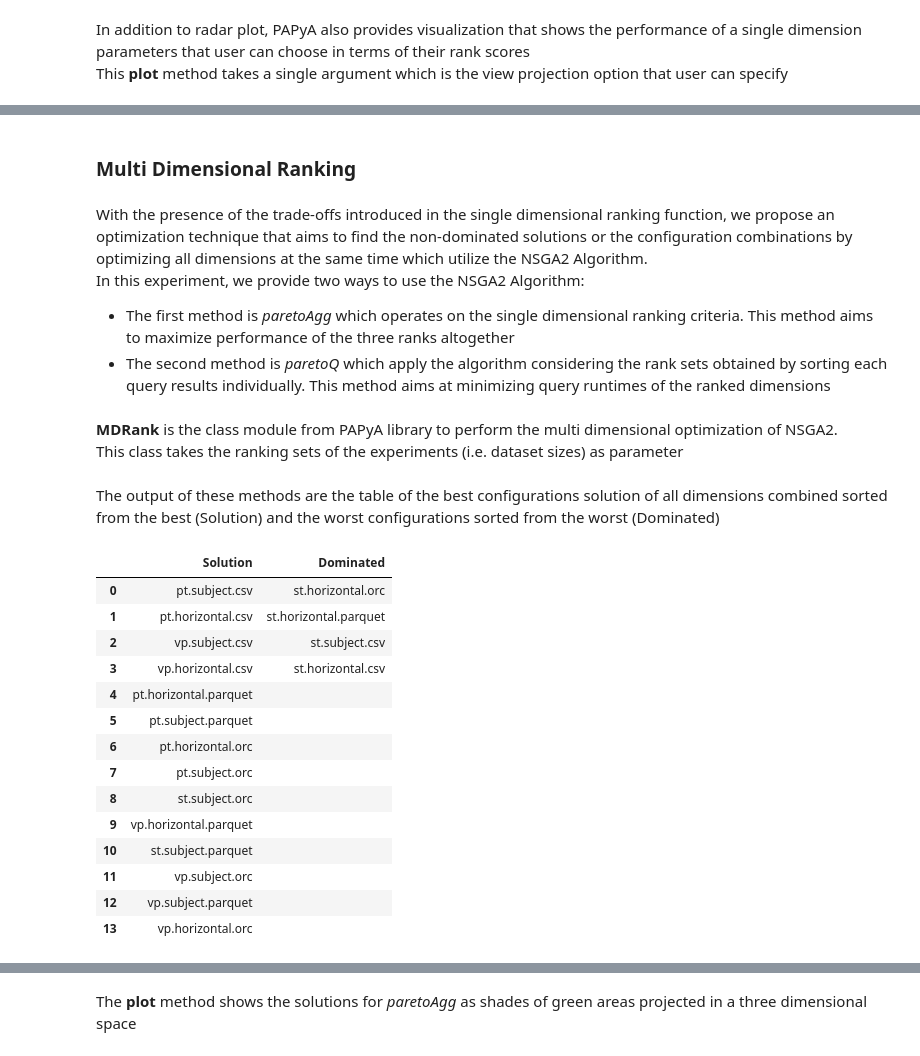
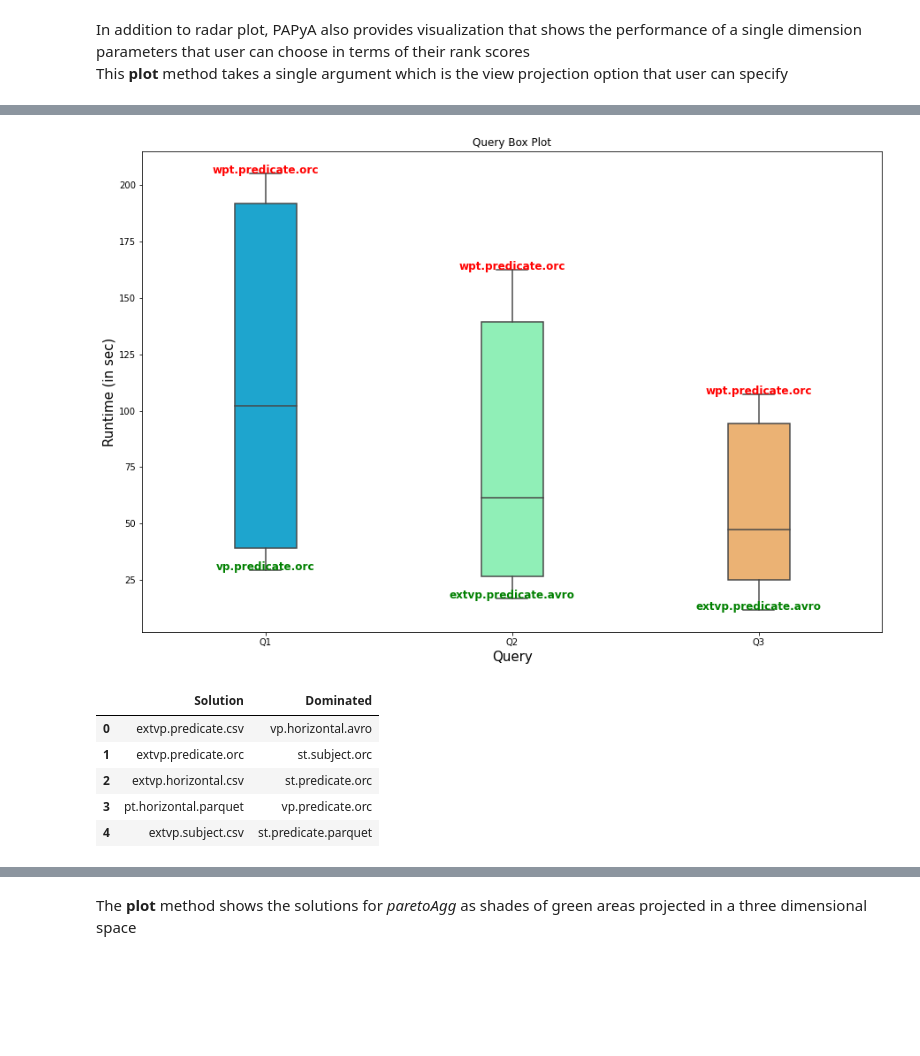
Before and after one commit to DataSystemsGroupUT/PAPyA, a Jupyter notebook: UI Module_Development/BenchRanker copy.ipynb, the cells around one changed output, grey strips where cells are left out. Saved outputs shown, nothing was run; the diff lists cells and outputs as text; code cells hidden in the pictures; blank space fills up the shorter version.

```diff
--- a/UI Module_Development/BenchRanker copy.ipynb
+++ b/UI Module_Development/BenchRanker copy.ipynb
@@ -191,13 +73,13 @@ schemaSDRank.plot('parquet')
-# %% [markdown]
-### Multi Dimensional Ranking
-# %% [markdown]
-With the presence of the trade-offs introduced in the single dimensional ranking function, we propose an optimization technique that aims to find the non-dominated solutions or the configuration combinations by optimizing all dimensions at the same time which utilize the NSGA2 Algorithm.<br>
-In this experiment, we provide two ways to use the NSGA2 Algorithm:
-- The first method is _paretoAgg_ which operates on the single dimensional ranking criteria. This method aims to maximize performance of the three ranks altogether
-- The second method is _paretoQ_ which apply the algorithm considering the rank sets obtained by sorting each query results individually. This method aims at minimizing query runtimes of the ranked dimensions
-# %% [markdown]
-<b>MDRank</b> is the class module from PAPyA library to perform the multi dimensional optimization of NSGA2.<br>
-This class takes the ranking sets of the experiments (i.e. dataset sizes) as parameter
+# %%
+config = "settings_watdiv.yaml" # config file location
+logs = "log_watdiv" # logs file location
+
+from Rank import SDRank
+
+query = ['Q1', 'Q2', 'Q3']
+schemaSDRank = SDRank(config, logs, '100M', 'schemas').plotBox(query)
+# %% [output]
+[figure, added]
 # %%
 # example of MDRank class with 100M dataset size as ranking set of the experiment
 from Rank import MDRank
@@ -205,6 +87,4 @@ from Rank import MDRank
 config = "settings_watdiv.yaml"
 logs = "log_watdiv"
 
-multiDimensionRank = MDRank(config, logs, '250M')
+multiDimensionRank = MDRank(config, logs, '100M')
-# %% [markdown]
-The output of these methods are the table of the best configurations solution of all dimensions combined sorted from the best (Solution) and the worst configurations sorted from the worst (Dominated)
@@ -214,21 +91,12 @@ paretoFronts_Agg = multiDimensionRank.paretoAgg()
 # %%
 # this is the top 5 configurations according to paretoQ method sorted from best to worst
-paretoFronts_Q
+multiDimensionRank.paretoQ().head()
 # %% [output]
 |  | Solution | Dominated |
-| 0 | pt.subject.csv | st.horizontal.orc |
-| 1 | pt.horizontal.csv | st.horizontal.parquet |
-| 2 | vp.subject.csv | st.subject.csv |
-| 3 | vp.horizontal.csv | st.horizontal.csv |
-| 4 | pt.horizontal.parquet |  |
-| 5 | pt.subject.parquet |  |
-| 6 | pt.horizontal.orc |  |
-| 7 | pt.subject.orc |  |
-| 8 | st.subject.orc |  |
-| 9 | vp.horizontal.parquet |  |
-| 10 | st.subject.parquet |  |
-| 11 | vp.subject.orc |  |
-| 12 | vp.subject.parquet |  |
-| 13 | vp.horizontal.orc |  |
+| 0 | extvp.predicate.csv | vp.horizontal.avro |
+| 1 | extvp.predicate.orc | st.subject.orc |
+| 2 | extvp.horizontal.csv | st.predicate.orc |
+| 3 | pt.horizontal.parquet | vp.predicate.orc |
+| 4 | extvp.subject.csv | st.predicate.parquet |
 # %%
 # this is the top 5 configurations according to paretoAgg method sorted from best to worst
```
Also changed, not shown: parts of 62 cells of this notebook, 41 other files.
